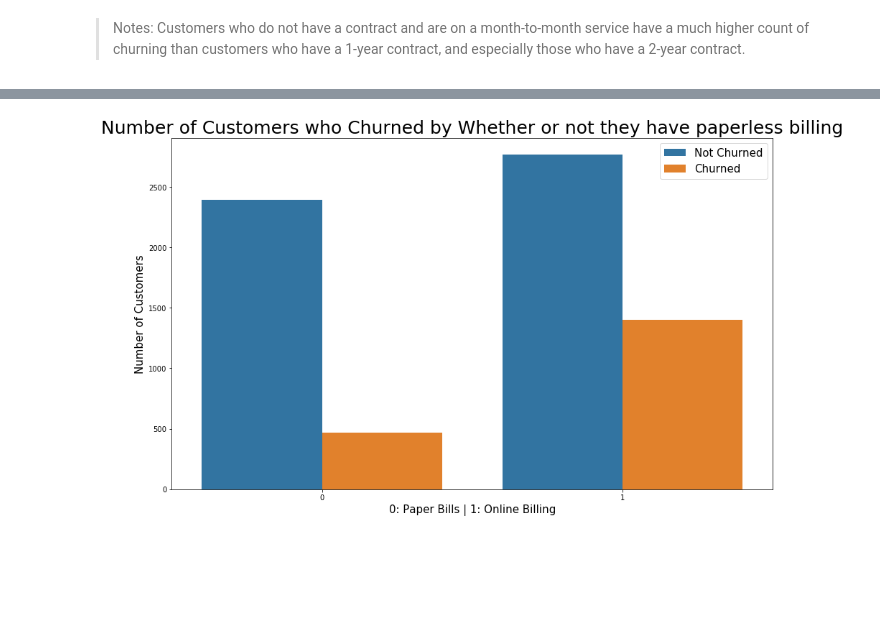
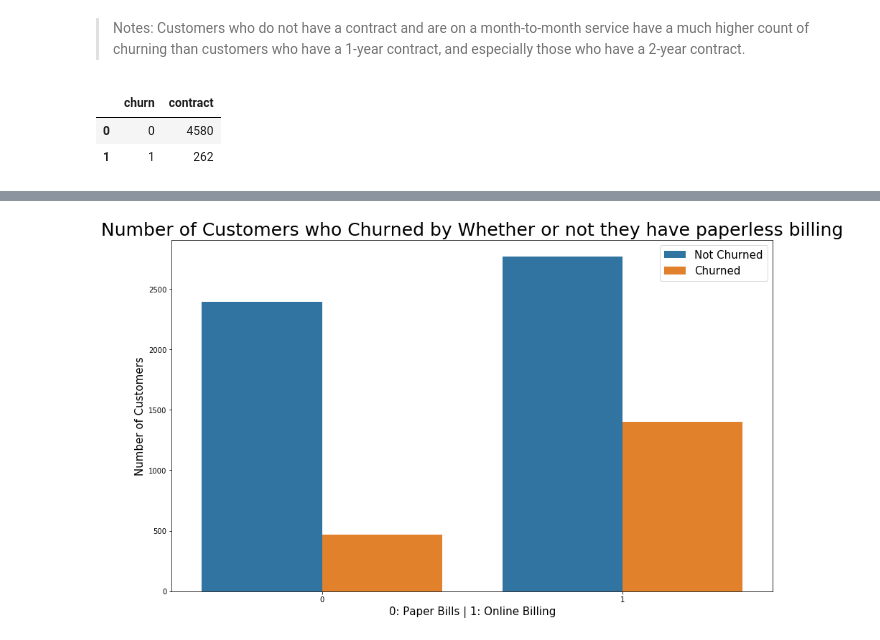
Before and after one commit to mattielips/customer-retention-modeling, a Jupyter notebook: EDA, Preprocessing, and Visualizing Relationships.ipynb, the cells around one changed output, grey strips where cells are left out. Saved outputs shown, nothing was run; the diff lists cells and outputs as text; code cells hidden in the pictures; blank space fills up the shorter version.

```diff
--- a/EDA, Preprocessing, and Visualizing Relationships.ipynb
+++ b/EDA, Preprocessing, and Visualizing Relationships.ipynb
@@ -453,3 +481,10 @@ ax.legend(['Not Churned', 'Churned'], loc='upper right', fontsize=15);
 [figure]
 # %% [markdown]
 > Notes: Customers who do not have a contract and are on a month-to-month service have a much higher count of churning than customers who have a 1-year contract, and especially those who have a 2-year contract.
+# %%
+df_total_contracts = df.groupby(["churn"]).contract.sum().reset_index()
+df_total_contracts
+# %% [output]
+|  | churn | contract |
+| 0 | 0 | 4580 |
+| 1 | 1 | 262 |
```
Also changed, not shown: parts of 6 cells of this notebook, 3 other files.
